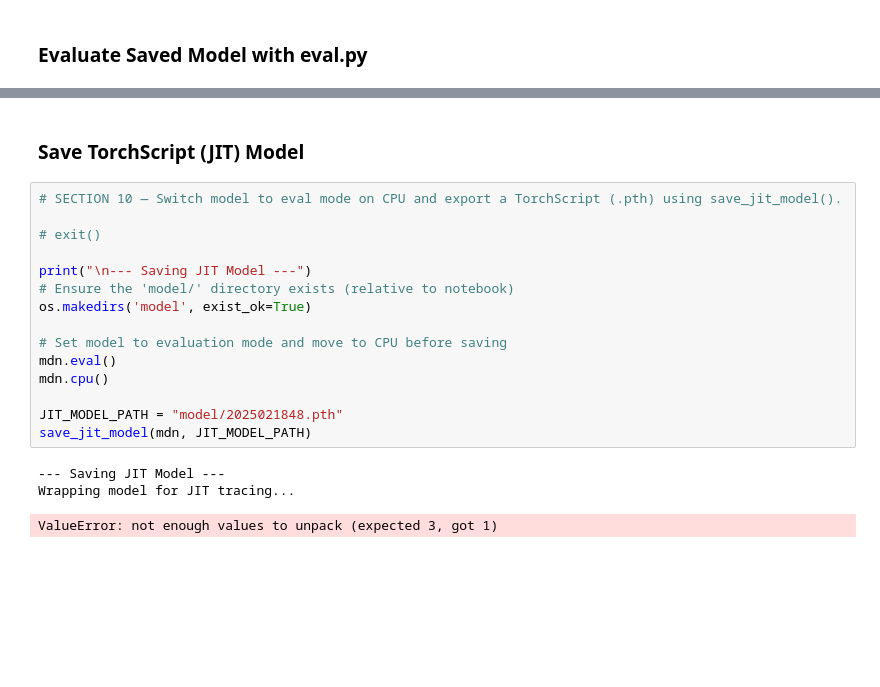
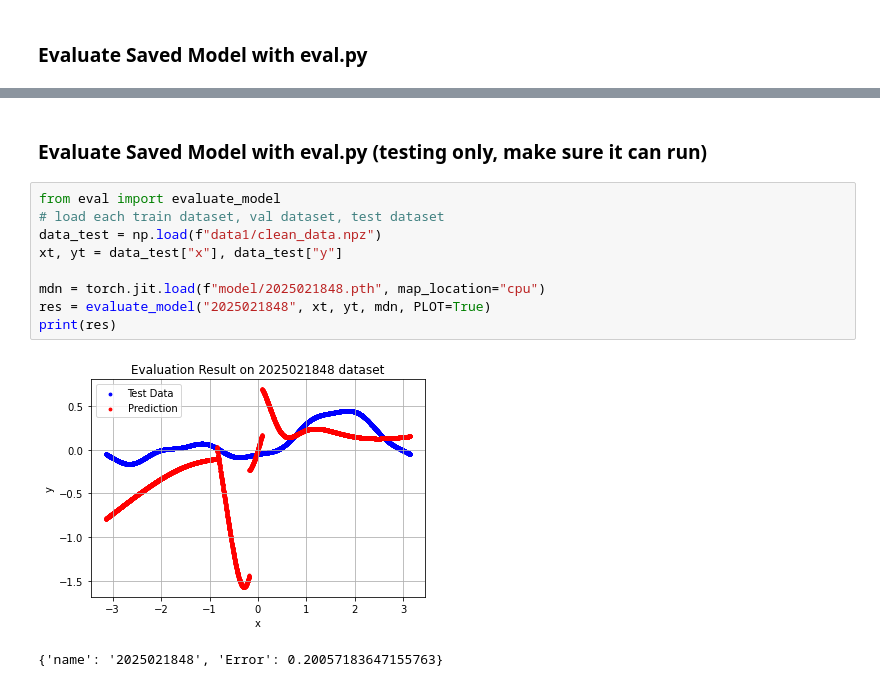
Before and after one commit to baokhanhle123/DL-mid-exam-eval, a Jupyter notebook: Solution.ipynb, the cells around one changed output, grey strips where cells are left out. Saved outputs shown, nothing was run; the diff lists cells and outputs as text; blank space fills up the shorter version.

```diff
--- a/Solution.ipynb
+++ b/Solution.ipynb
@@ -301,21 +402,14 @@ Done.
-# %% [markdown]
-### Save TorchScript (JIT) Model
-# %%
-# SECTION 10 — Switch model to eval mode on CPU and export a TorchScript (.pth) using save_jit_model().
-
-# exit()
-
-print("\n--- Saving JIT Model ---")
-# Ensure the 'model/' directory exists (relative to notebook)
-os.makedirs('model', exist_ok=True)
-
-# Set model to evaluation mode and move to CPU before saving
-mdn.eval()
-mdn.cpu()
-
-JIT_MODEL_PATH = "model/2025021848.pth"
-save_jit_model(mdn, JIT_MODEL_PATH)
-# %% [output]
---- Saving JIT Model ---
-Wrapping model for JIT tracing...
-ValueError: not enough values to unpack (expected 3, got 1)
+# %% [markdown]
+### Evaluate Saved Model with eval.py (testing only, make sure it can run)
+# %%
+from eval import evaluate_model
+# load each train dataset, val dataset, test dataset
+data_test = np.load(f"data1/clean_data.npz")
+xt, yt = data_test["x"], data_test["y"]
+
+mdn = torch.jit.load(f"model/2025021848.pth", map_location="cpu")
+res = evaluate_model("2025021848", xt, yt, mdn, PLOT=True)
+print(res)
+# %% [output]
+[figure, added]
+{'name': '2025021848', 'Error': 0.20057183647155763}
```
Also changed, not shown: parts of 9 cells of this notebook, 2 other files.
